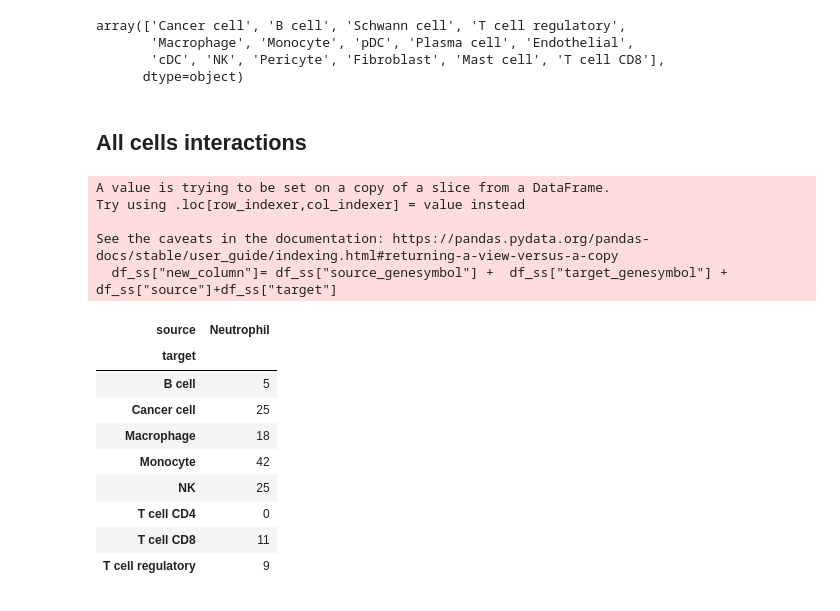
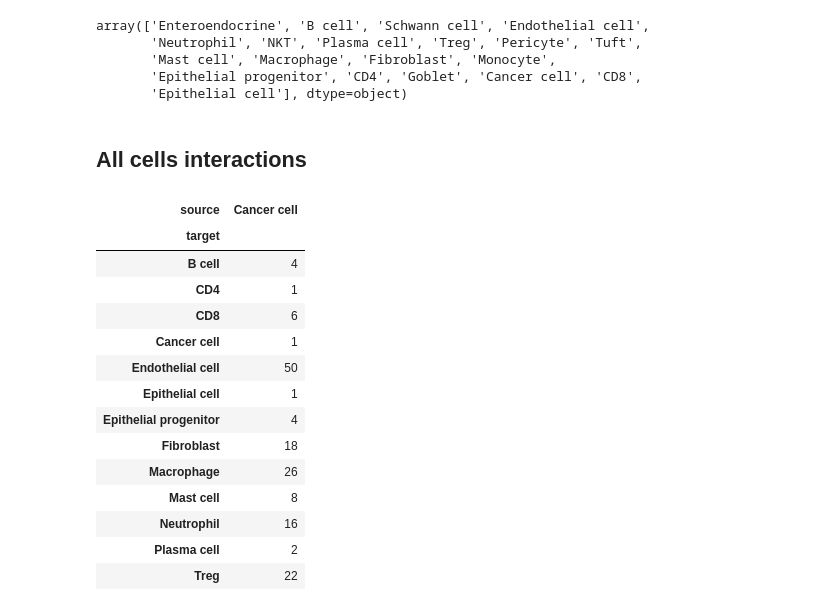
Before and after one commit to ErikaKvalem/crc_atlas_circos_plot, a Jupyter notebook: 02-scripts/c2c_unique_interactions.ipynb, the cells around one changed output. Saved outputs shown, nothing was run; the diff lists cells and outputs as text; code cells hidden in the pictures.

```diff
--- a/02-scripts/c2c_unique_interactions.ipynb
+++ b/02-scripts/c2c_unique_interactions.ipynb
@@ -40,2 +94,2 @@ See the caveats in the documentation: https://pandas.pydata.org/pandas-docs/stab
 # %%
-unique_rows_neutro = df_ss_neutro.drop_duplicates(subset="new_column_neutro")
+unique_rows_cell = df_ss_cell.drop_duplicates(subset="new_column_cell")
@@ -47,8 +119,9 @@ array(['Cancer cell', 'B cell', 'T cell CD8', 'T cell CD4', 'Monocyte',
 # %%
-unique_rows_neutro.target.unique()
+unique_rows_cell.target.unique()
 # %% [output]
-array(['Cancer cell', 'B cell', 'Schwann cell', 'T cell regulatory',
-       'Macrophage', 'Monocyte', 'pDC', 'Plasma cell', 'Endothelial',
-       'cDC', 'NK', 'Pericyte', 'Fibroblast', 'Mast cell', 'T cell CD8'],
-      dtype=object)
+array(['Enteroendocrine', 'B cell', 'Schwann cell', 'Endothelial cell',
+       'Neutrophil', 'NKT', 'Plasma cell', 'Treg', 'Pericyte', 'Tuft',
+       'Mast cell', 'Macrophage', 'Fibroblast', 'Monocyte',
+       'Epithelial progenitor', 'CD4', 'Goblet', 'Cancer cell', 'CD8',
+       'Epithelial cell'], dtype=object)
 # %%
@@ -59,24 +153,32 @@ unique_rows_neutro = unique_rows_neutro[unique_rows_neutro["source"].isin(['B ce
 # %%
-unique_sources_neutro = unique_rows_neutro['cluster_1'].unique()
-unique_targets_neutro = unique_rows_neutro['cell_type'].unique()
+unique_sources_cell = unique_rows_cell["cluster_1"].unique()
+unique_targets_cell = unique_rows_cell["cell_type_middle"].unique()
 # %%
-interaction_matrix_neutro = pd.DataFrame([(src, tgt) for src in unique_sources_neutro for tgt in unique_targets_neutro], columns=['source', 'target'])
+interaction_matrix_cell = pd.DataFrame(
+    [(src, tgt) for src in unique_sources_cell for tgt in unique_targets_cell],
+    columns=["source", "target"],
+)
 # %%
-count_df_neutro = unique_rows_neutro.groupby(['cluster_1', 'target']).size().reset_index(name='n')
-count_df_neutro.rename(columns = {"cluster_1":"source"}, inplace=True)
-interaction_matrix_neutro = interaction_matrix_neutro.merge(count_df_neutro, on=['source', 'target'], how='left').fillna(0)
-interaction_matrix_neutro = interaction_matrix_neutro.pivot(index='target', columns='source', values='n').fillna(0)
-interaction_matrix_neutro = interaction_matrix_neutro.astype(int)
+count_df_cell = (
+    unique_rows_cell.groupby(["cluster_1", "target"]).size().reset_index(name="n")
+)
+count_df_cell.rename(columns={"cluster_1": "source"}, inplace=True)
+interaction_matrix_cell = interaction_matrix_cell.merge(
+    count_df_cell, on=["source", "target"], how="left"
+).fillna(0)
+interaction_matrix_cell = interaction_matrix_cell.pivot(
+    index="target", columns="source", values="n"
+).fillna(0)
+interaction_matrix_cell = interaction_matrix_cell.astype(int)
 # %% [markdown]
 ## All cells interactions
 # %%
-df_ss["new_column"]= df_ss["source_genesymbol"] +  df_ss["target_genesymbol"] + df_ss["source"]+df_ss["target"]
+df_ss["new_column"] = (
+    df_ss["source_genesymbol"]
+    + df_ss["target_genesymbol"]
+    + df_ss["source"]
+    + df_ss["target"]
+)
-# %% [output]
-A value is trying to be set on a copy of a slice from a DataFrame.
-Try using .loc[row_indexer,col_indexer] = value instead
-
-See the caveats in the documentation: https://pandas.pydata.org/pandas-docs/stable/user_guide/indexing.html#returning-a-view-versus-a-copy
-  df_ss["new_column"]= df_ss["source_genesymbol"] +  df_ss["target_genesymbol"] + df_ss["source"]+df_ss["target"]
 # %%
 unique_rows = df_ss.drop_duplicates(subset="new_column")
 # %%
@@ -100,17 +251,22 @@ interaction_matrix = interaction_matrix.pivot(index='target', columns='source',
 interaction_matrix = interaction_matrix.astype(int)
 # %%
-interaction_matrix_neutro
+interaction_matrix_cell
 # %% [output]
-| source | Neutrophil |
+| source | Cancer cell |
 | target |  |
-| B cell | 5 |
-| Cancer cell | 25 |
-| Macrophage | 18 |
-| Monocyte | 42 |
-| NK | 25 |
-| T cell CD4 | 0 |
-| T cell CD8 | 11 |
-| T cell regulatory | 9 |
+| B cell | 4 |
+| CD4 | 1 |
+| CD8 | 6 |
+| Cancer cell | 1 |
+| Endothelial cell | 50 |
+| Epithelial cell | 1 |
+| Epithelial progenitor | 4 |
+| Fibroblast | 18 |
+| Macrophage | 26 |
+| Mast cell | 8 |
+| Neutrophil | 16 |
+| Plasma cell | 2 |
+| Treg | 22 |
 # %%
 interaction_matrix
 # %% [output]
```
Also changed, not shown: parts of 22 cells of this notebook.
